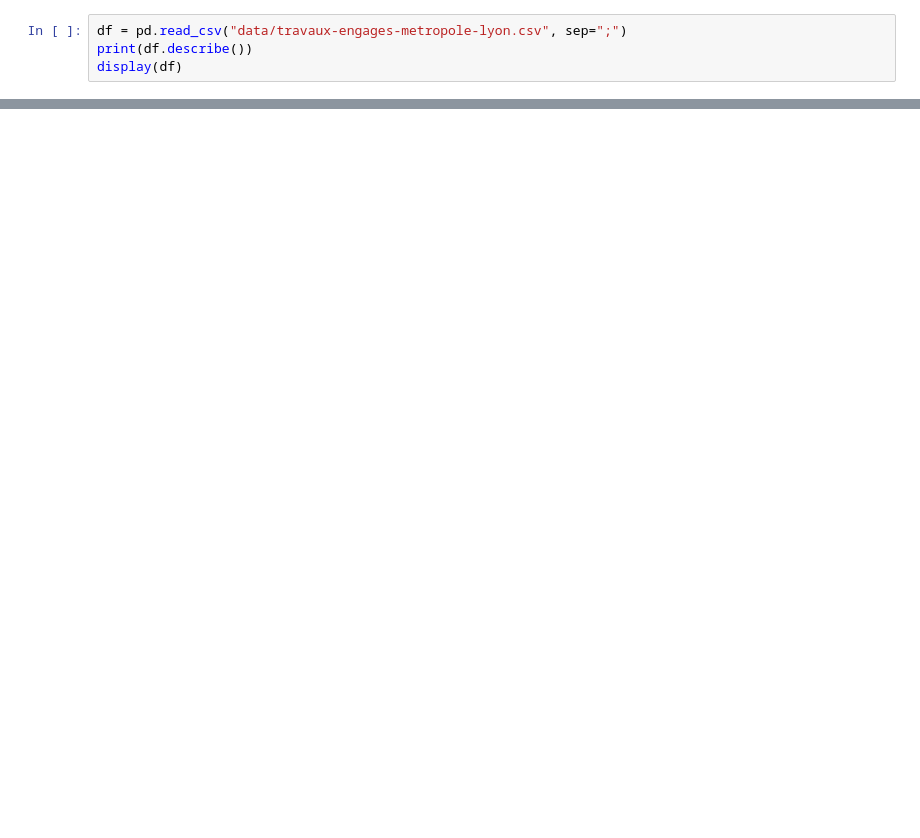
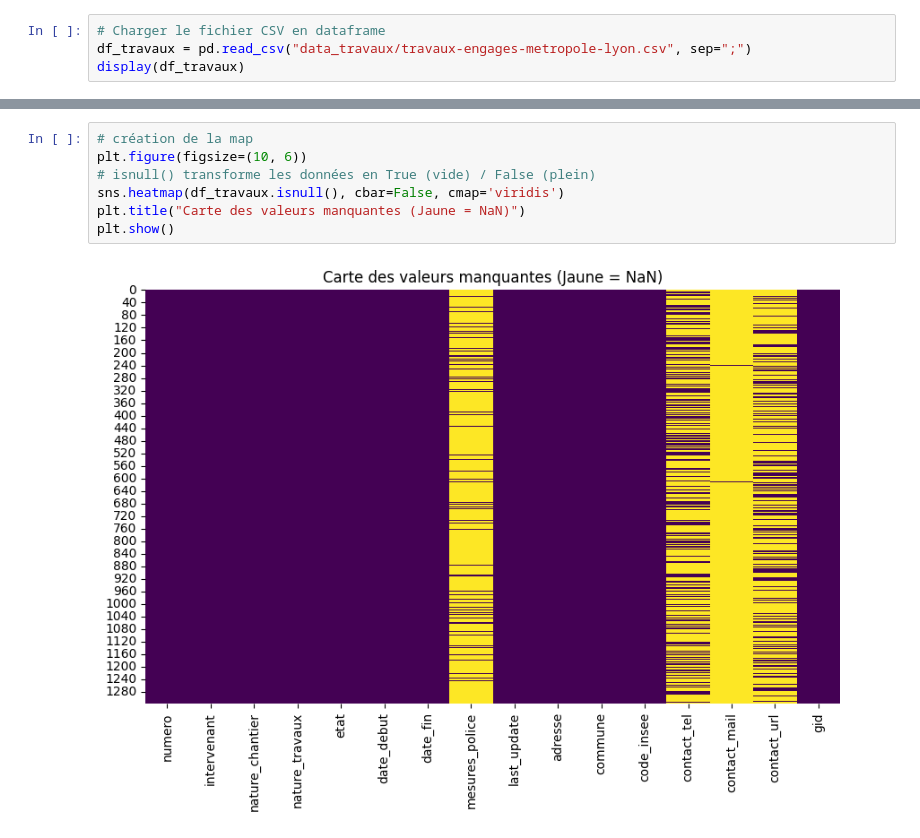
Before and after one commit to Lilian2588/datathon, a Jupyter notebook: main.ipynb, the cells around one changed output, grey strips where cells are left out. Cells and saved outputs as stored; diff of their text form; blank space fills up the shorter version.

Commit message:
prétraitement des datasets travaux et flux et update des jeux de données dans data folder

```diff
--- a/main.ipynb
+++ b/main.ipynb
@@ -3,5 +7,5 @@ import pandas as pd
 # %%
-df = pd.read_csv("data/travaux-engages-metropole-lyon.csv", sep=";")
-print(df.describe())
-display(df)
+# Charger le fichier CSV en dataframe
+df_travaux = pd.read_csv("data_travaux/travaux-engages-metropole-lyon.csv", sep=";")
+display(df_travaux)
 # %% [output]
@@ -29,0 +25,9 @@ max    2.025134e+08  69389.000000  200753.000000
+# %%
+# création de la map
+plt.figure(figsize=(10, 6))
+# isnull() transforme les données en True (vide) / False (plein)
+sns.heatmap(df_travaux.isnull(), cbar=False, cmap='viridis')
+plt.title("Carte des valeurs manquantes (Jaune = NaN)")
+plt.show()
+# %% [output]
+[figure, added]
```
Also changed, not shown: parts of 8 cells of this notebook, 2 other files.
